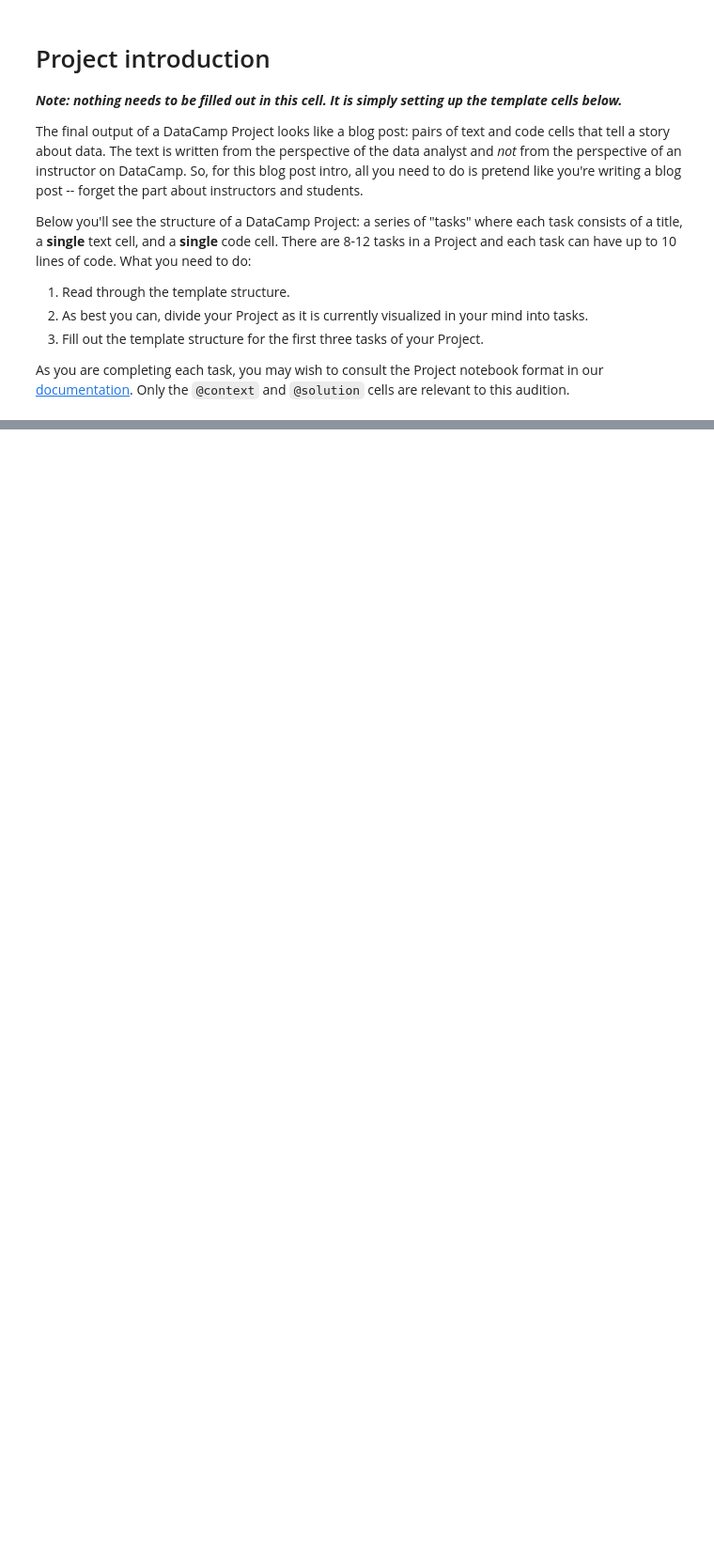
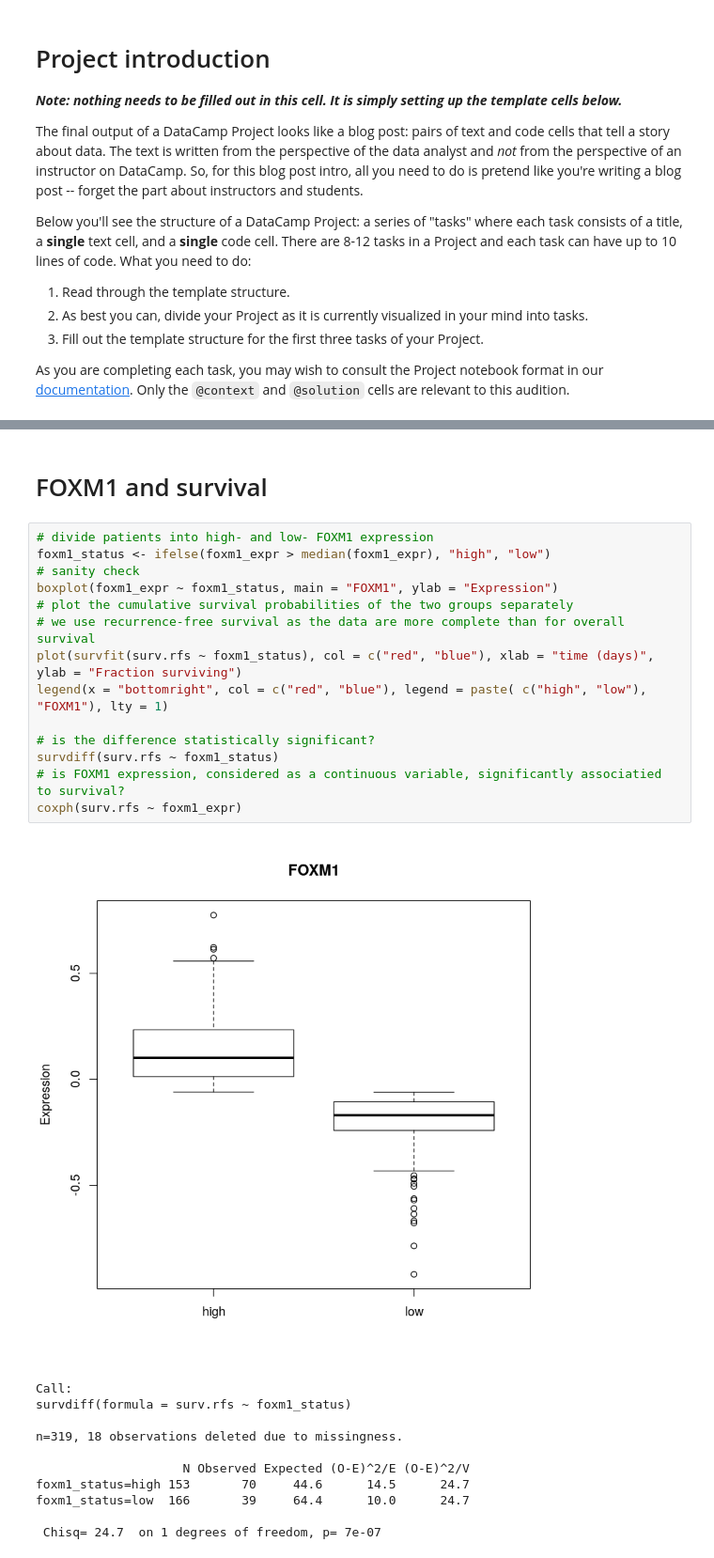
Before and after one commit to pprovero/projects-instructor-application-r, a Jupyter notebook: audition.ipynb, the cells around one changed output, grey strips where cells are left out. Shown: that part at 94% size. Saved outputs shown, nothing was run; the diff lists cells and outputs as text; blank space fills up the shorter version.

```diff
--- a/audition.ipynb
+++ b/audition.ipynb
@@ -76,0 +139,28 @@ Please include a rough draft of the code for the rest of your proposed Project b
+# %% [markdown]
+# FOXM1 and survival
+# %%
+# divide patients into high- and low- FOXM1 expression
+foxm1_status <- ifelse(foxm1_expr > median(foxm1_expr), "high", "low")
+# sanity check
+boxplot(foxm1_expr ~ foxm1_status, main = "FOXM1", ylab = "Expression")
+# plot the cumulative survival probabilities of the two groups separately
+# we use recurrence-free survival as the data are more complete than for overall survival
+plot(survfit(surv.rfs ~ foxm1_status), col = c("red", "blue"), xlab = "time (days)", ylab = "Fraction surviving")
+legend(x = "bottomright", col = c("red", "blue"), legend = paste( c("high", "low"), "FOXM1"), lty = 1)
+
+# is the difference statistically significant?
+survdiff(surv.rfs ~ foxm1_status)
+# is FOXM1 expression, considered as a continuous variable, significantly associatied to survival?
+coxph(surv.rfs ~ foxm1_expr)
+# %% [output]
+[figure, added]
+Call:
+survdiff(formula = surv.rfs ~ foxm1_status)
+
+n=319, 18 observations deleted due to missingness.
+
+                    N Observed Expected (O-E)^2/E (O-E)^2/V
+foxm1_status=high 153       70     44.6      14.5      24.7
+foxm1_status=low  166       39     64.4      10.0      24.7
+
+ Chisq= 24.7  on 1 degrees of freedom, p= 7e-07
```
Also changed, not shown: parts of 33 cells of this notebook.
